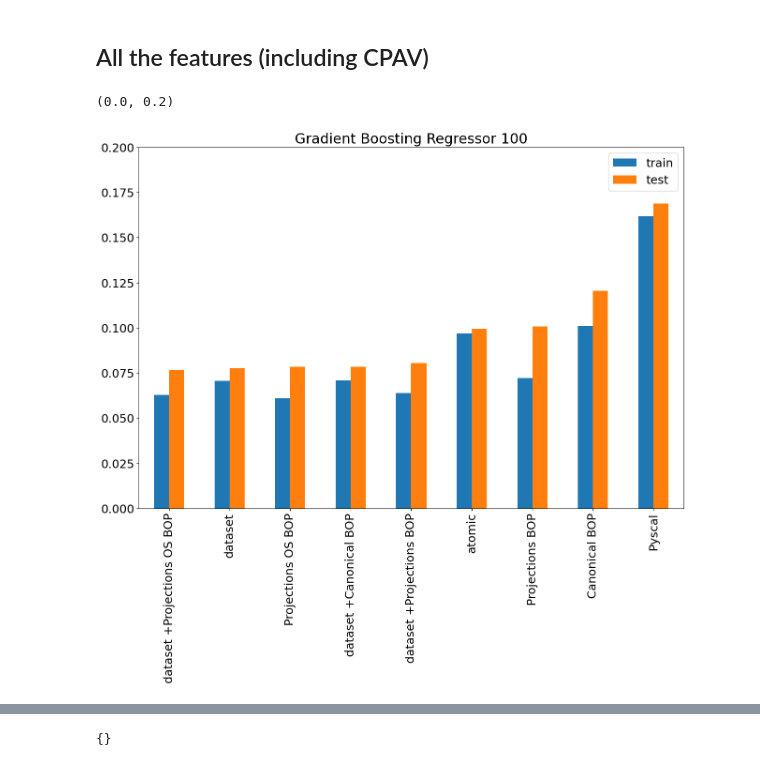
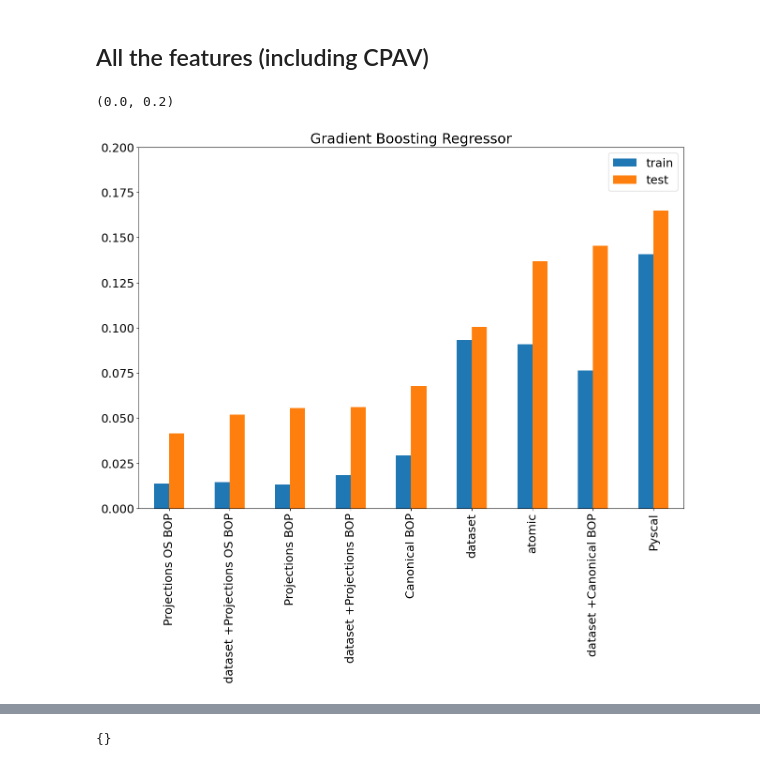
Before and after one commit to AIIMProject/MLFeMoTCPs, a Jupyter notebook: 07_MachineLearn.ipynb, the cells around one changed output, grey strips where cells are left out. Drawn from its saved outputs; the diff is of its cells as text; code cells hidden in the pictures.

```diff
--- a/07_MachineLearn.ipynb
+++ b/07_MachineLearn.ipynb
@@ -185,14 +218,15 @@ Y = BS[target]#[X.index]
 RMSE = {}
 for (modelname, model), (name, thisfeature) in tqdm(combis, total = len(models)*len(Features)):
     intersectindex  = Y.index.intersection(thisfeature.index)
-    if 'BOP' in thisfeature:
-        x = thisfeature.filter(regex='_0$|^U')
-    else:
-        x = thisfeature
-    if 'dataset' not in thisfeature:
-        X = pd.concat([x, Features['dataset'].filter(regex='Structure|Mag')], axis=1).loc[intersectindex]
+#    if 'BOP' in thisfeature:
+#        x = thisfeature
+#    else:
+#        x = thisfeature
+#    if 'dataset' not in thisfeature:
+#        X = pd.concat([thisfeature, Features['dataset']], axis=1).loc[intersectindex]
+    X = thisfeature.loc[intersectindex]
     thisY = Y.loc[intersectindex]
-    xtrain, xtest, ytrain, ytest = train_test_split(X, thisY, test_size=0.2, shuffle=True)
+    xtrain, xtest, ytrain, ytest = train_test_split(X, thisY, test_size=0.2, shuffle=True, random_state=42)
     model.fit(xtrain, ytrain)# , **fit_params[modelname])
     model.set_params(**params[modelname])
     Ypredict = model.predict(xtrain)
@@ -207,12 +241,12 @@ Y = BS[target]#[X.index]
 for (modelname, model), (name, thisfeature) in tqdm(combis, total = len(models)*3):
     if 'BOP' not in name:
         continue
-    x = thisfeature.filter(regex='_0$')
+    x = thisfeature#.filter(regex='_0$')
     X = pd.concat([x, Features['dataset']], axis = 1) #.filter(regex='_0$')
     X.dropna(inplace=True)
     intersectindex  = Y.index.intersection(X.index)
     thisY = Y.loc[intersectindex]
-    xtrain, xtest, ytrain, ytest = train_test_split(X.loc[intersectindex], thisY.loc[intersectindex], test_size=0.2, shuffle=True)
+    xtrain, xtest, ytrain, ytest = train_test_split(X.loc[intersectindex], thisY.loc[intersectindex], test_size=0.2, shuffle=True, random_state=42)
     model.fit(xtrain, ytrain)# , **fit_params[modelname])
     model.set_params(**params[modelname])
     Ypredict = model.predict(xtrain)
@@ -275,10 +311,10 @@ for (modelname, model), (name, thisfeature) in tqdm(combis, total = len(models)*
 dfRMSEwCPAV = pd.DataFrame.from_dict(RMSE, orient='index')
 dfRMSEwCPAV.sort_values(by='test', inplace=True)
 # %%
-ax = dfRMSEwCPAV.loc['Gradient Boosting Regressor 100'].plot(kind = 'bar', )
-ax.set_title('Gradient Boosting Regressor 100')
+ax = dfRMSEwCPAV.loc['Gradient Boosting Regressor'].plot(kind = 'bar', )
+ax.set_title('Gradient Boosting Regressor')
 ax.set_ylim([0,0.2])
 # %% [output]
 (0.0, 0.2)
-[figure, old version]
+[figure, new version]
 # %%
```
Also changed, not shown: parts of 24 cells of this notebook.
